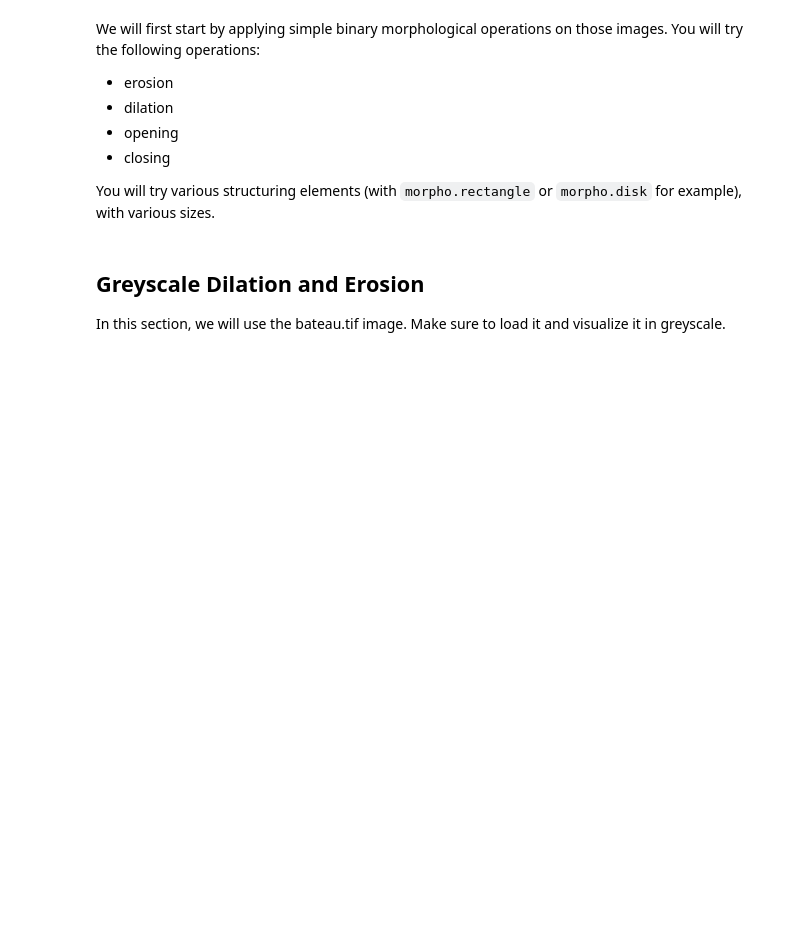
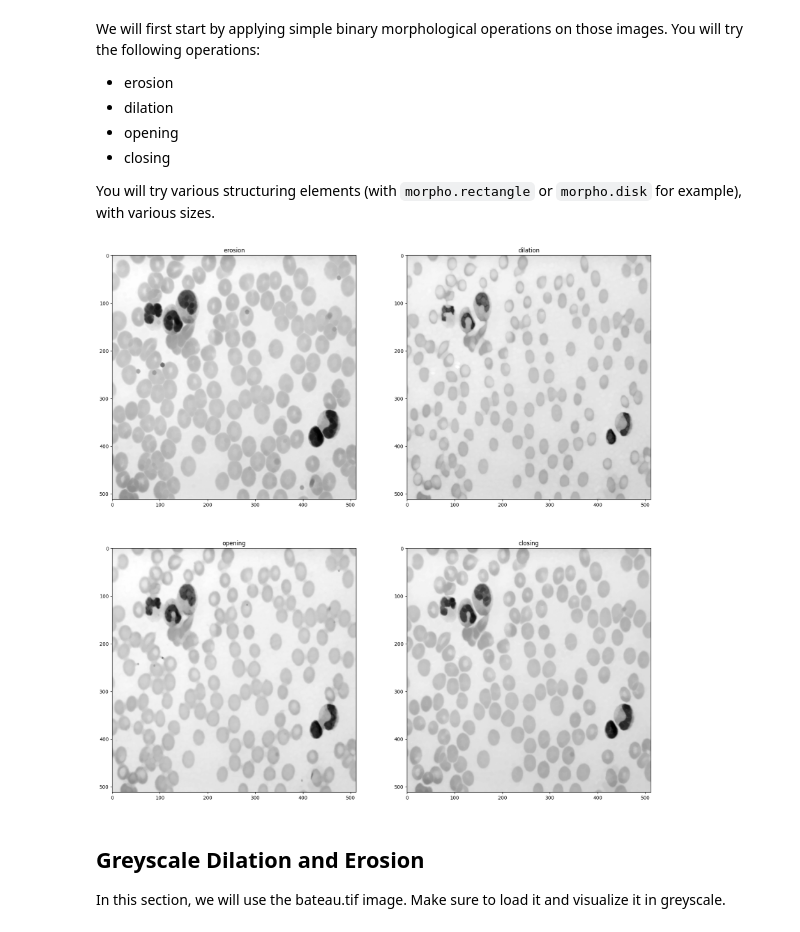
Before and after one commit to Mert-Emrem/SSEO-MRO, a Jupyter notebook: pw3_nonlinearfiltering_student.ipynb, the cells around one changed output. Saved outputs shown, nothing was run; the diff lists cells and outputs as text; code cells hidden in the pictures; blank space fills up the shorter version.

```diff
--- a/pw3_nonlinearfiltering_student.ipynb
+++ b/pw3_nonlinearfiltering_student.ipynb
@@ -72,15 +88,22 @@ We will first start by applying simple binary morphological operations on those
 You will try various structuring elements (with `morpho.rectangle` or `morpho.disk` for example), with various sizes.
 # %%
 
-strell = ...
+strell = morpho.disk(3)
+eroded = morpho.erosion(img_bin,strell)
+dilated = morpho.dilation(img_bin,strell)
+opening = morpho.opening(img_bin,strell)
+closing = morpho.closing(img_bin,strell)
+
 fig,ax = plt.subplots(2, 2, figsize=(20,20))
 imgs = [morpho.erosion(img,strell),morpho.dilation(img,strell),morpho.opening(img,strell),morpho.closing(img,strell)]
 
 names = ["erosion","dilation","opening","closing"]
 for i in range(4):
   ax[i//2,i%2].set_title(names[i])
   ax[i//2,i%2].imshow(imgs[i],cmap = "gray")
 plt.show()
+# %% [output]
+[figure, added]
 # %% [markdown]
 ## Greyscale Dilation and Erosion
 
```
Also changed, not shown: parts of 2 cells of this notebook.
